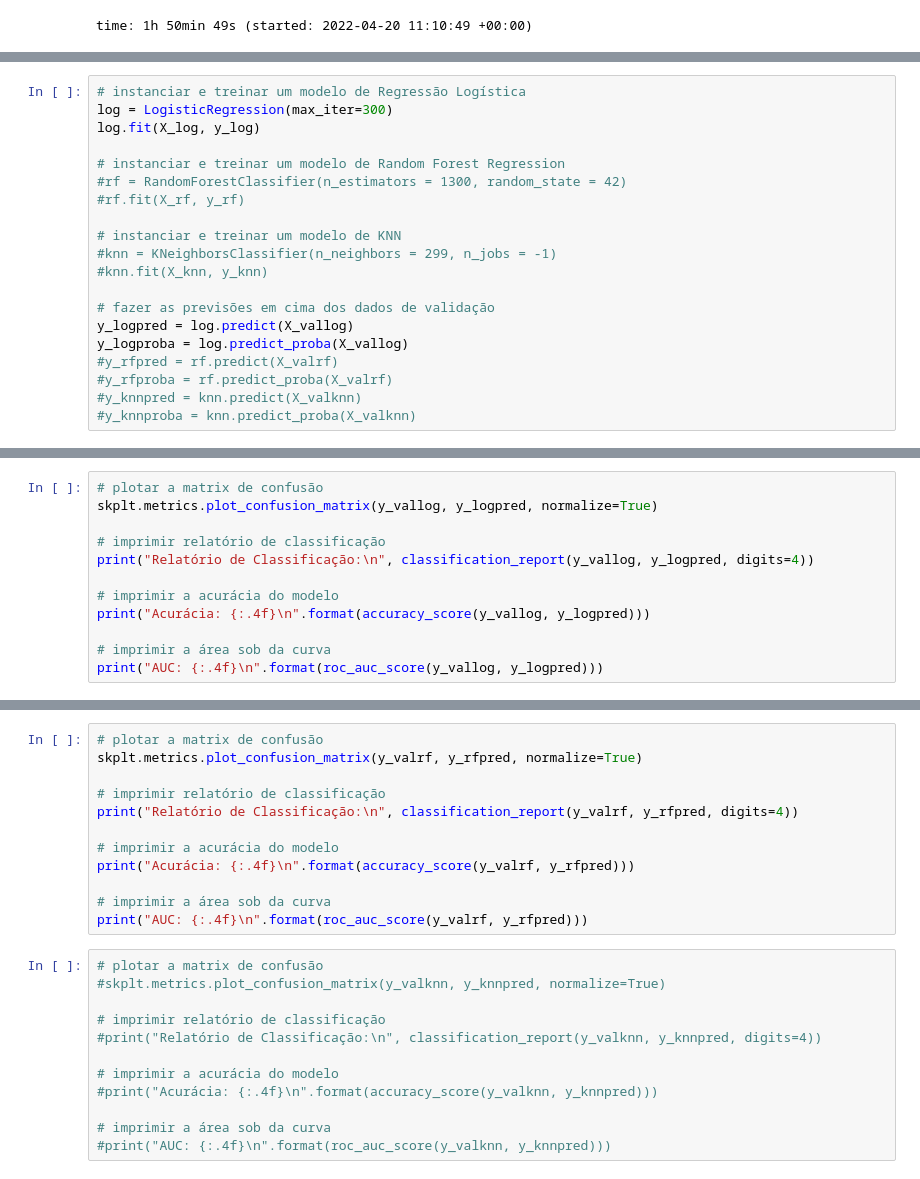
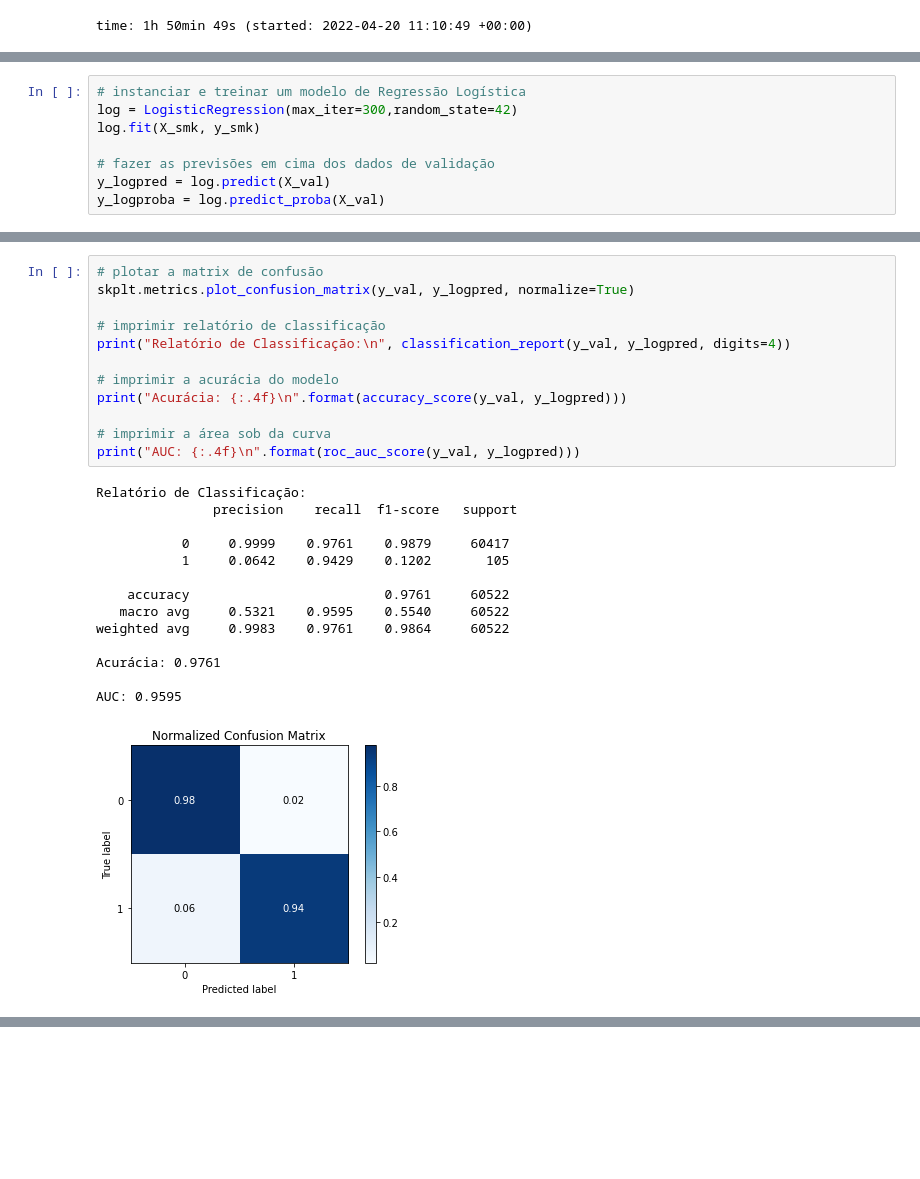
Before and after one commit to GuilhermeCarv/Fraude-Cartao-de-Credito, a Jupyter notebook: Detecção_de_Fraude_em_Cartões_de_Crédito.ipynb, the cells around one changed output, grey strips where cells are left out. Cells and saved outputs as stored; diff of their text form; blank space fills up the shorter version.

```diff
--- a/Detecção_de_Fraude_em_Cartões_de_Crédito.ipynb
+++ b/Detecção_de_Fraude_em_Cartões_de_Crédito.ipynb
@@ -446,21 +394,9 @@ time: 182 ms (started: 2022-04-20 15:01:32 +00:00)
 # %%
 # instanciar e treinar um modelo de Regressão Logística
-log = LogisticRegression(max_iter=300)
-log.fit(X_log, y_log)
-
-# instanciar e treinar um modelo de Random Forest Regression
-#rf = RandomForestClassifier(n_estimators = 1300, random_state = 42)
-#rf.fit(X_rf, y_rf)
-
-# instanciar e treinar um modelo de KNN
-#knn = KNeighborsClassifier(n_neighbors = 299, n_jobs = -1)
-#knn.fit(X_knn, y_knn)
+log = LogisticRegression(max_iter=300,random_state=42)
+log.fit(X_smk, y_smk)
 
 # fazer as previsões em cima dos dados de validação
-y_logpred = log.predict(X_vallog)
-y_logproba = log.predict_proba(X_vallog)
-#y_rfpred = rf.predict(X_valrf)
-#y_rfproba = rf.predict_proba(X_valrf)
-#y_knnpred = knn.predict(X_valknn)
-#y_knnproba = knn.predict_proba(X_valknn)
+y_logpred = log.predict(X_val)
+y_logproba = log.predict_proba(X_val)
 # %% [output]
@@ -479,12 +423,27 @@ time: 13min 35s (started: 2022-04-20 14:43:58 +00:00)
 # %%
 # plotar a matrix de confusão
-skplt.metrics.plot_confusion_matrix(y_vallog, y_logpred, normalize=True)
+skplt.metrics.plot_confusion_matrix(y_val, y_logpred, normalize=True)
 
 # imprimir relatório de classificação
-print("Relatório de Classificação:\n", classification_report(y_vallog, y_logpred, digits=4))
+print("Relatório de Classificação:\n", classification_report(y_val, y_logpred, digits=4))
 
 # imprimir a acurácia do modelo
-print("Acurácia: {:.4f}\n".format(accuracy_score(y_vallog, y_logpred)))
+print("Acurácia: {:.4f}\n".format(accuracy_score(y_val, y_logpred)))
 
 # imprimir a área sob da curva
-print("AUC: {:.4f}\n".format(roc_auc_score(y_vallog, y_logpred)))
+print("AUC: {:.4f}\n".format(roc_auc_score(y_val, y_logpred)))
+# %% [output]
+Relatório de Classificação:
+               precision    recall  f1-score   support
+
+           0     0.9999    0.9761    0.9879     60417
+           1     0.0642    0.9429    0.1202       105
+
+    accuracy                         0.9761     60522
+   macro avg     0.5321    0.9595    0.5540     60522
+weighted avg     0.9983    0.9761    0.9864     60522
+
+Acurácia: 0.9761
+
+AUC: 0.9595
+[figure, added]
@@ -491,27 +451,3 @@ print("AUC: {:.4f}\n".format(roc_auc_score(y_vallog, y_logpred)))
-# %%
-# plotar a matrix de confusão
-skplt.metrics.plot_confusion_matrix(y_valrf, y_rfpred, normalize=True)
-
-# imprimir relatório de classificação
-print("Relatório de Classificação:\n", classification_report(y_valrf, y_rfpred, digits=4))
-
-# imprimir a acurácia do modelo
-print("Acurácia: {:.4f}\n".format(accuracy_score(y_valrf, y_rfpred)))
-
-# imprimir a área sob da curva
-print("AUC: {:.4f}\n".format(roc_auc_score(y_valrf, y_rfpred)))
-# %%
-# plotar a matrix de confusão
-#skplt.metrics.plot_confusion_matrix(y_valknn, y_knnpred, normalize=True)
-
-# imprimir relatório de classificação
-#print("Relatório de Classificação:\n", classification_report(y_valknn, y_knnpred, digits=4))
-
-# imprimir a acurácia do modelo
-#print("Acurácia: {:.4f}\n".format(accuracy_score(y_valknn, y_knnpred)))
-
-# imprimir a área sob da curva
-#print("AUC: {:.4f}\n".format(roc_auc_score(y_valknn, y_knnpred)))
 # %%
 # plotar a matrix de confusão
 skplt.metrics.plot_confusion_matrix(y_val, y_svmpred, normalize=True)
```
Also changed, not shown: parts of 57 cells of this notebook.
